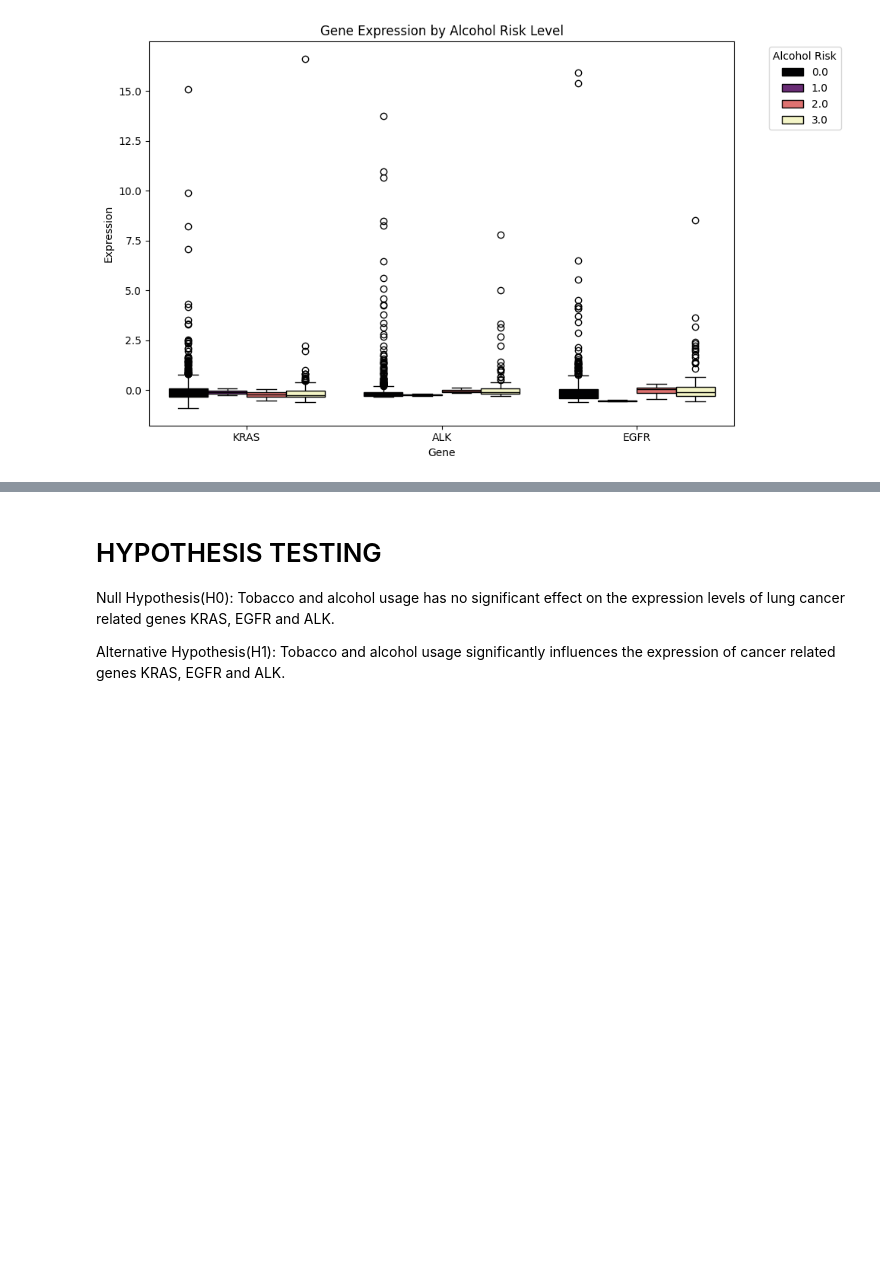
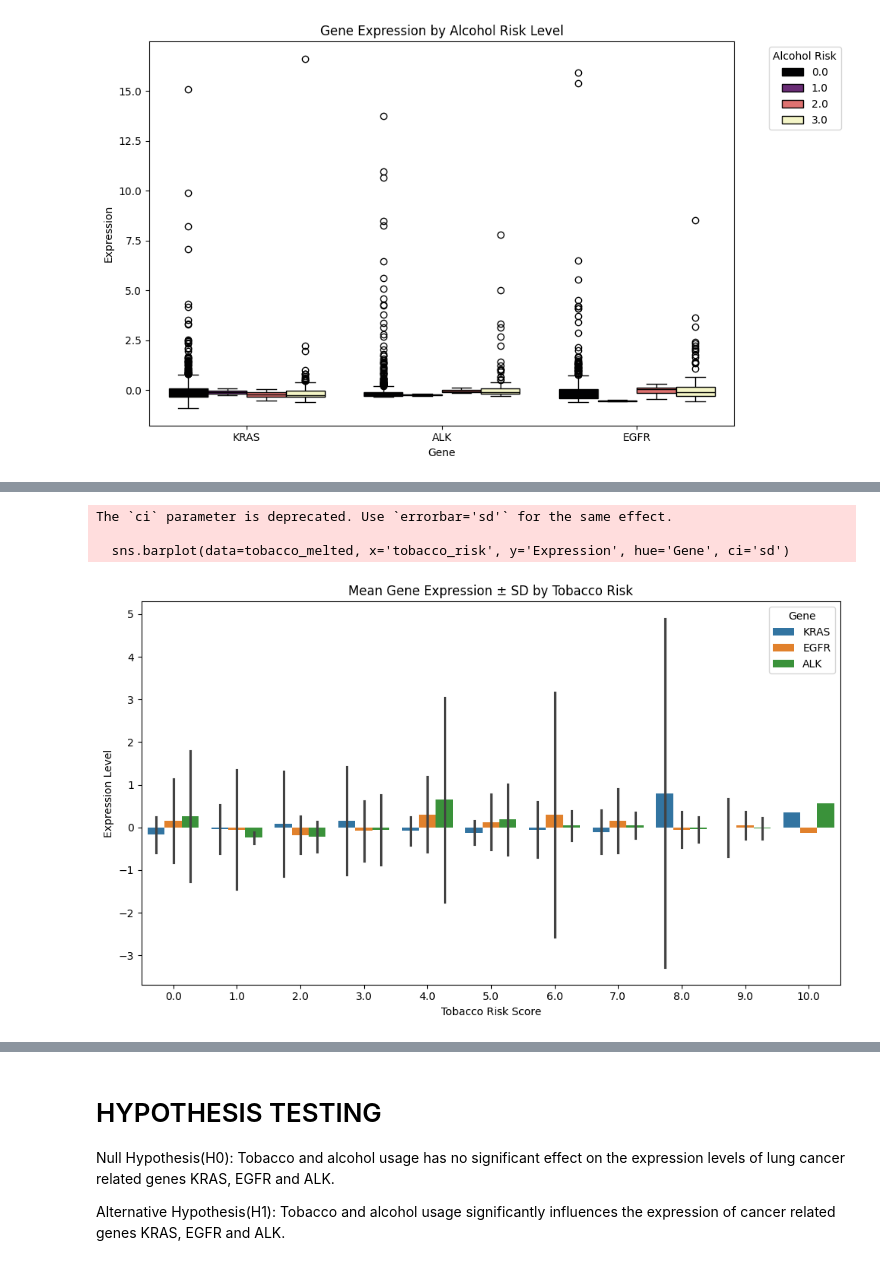
Before and after one commit to ardataskoparan123/DSA210---Project, a Jupyter notebook: 210_project.ipynb, the cells around one changed output, grey strips where cells are left out. Cells and saved outputs as stored; diff of their text form; code cells hidden in the pictures; blank space fills up the shorter version.

```diff
--- a/210_project.ipynb
+++ b/210_project.ipynb
@@ -402,0 +331,17 @@ plt.show()
+# %%
+tobacco_melted = df_filtered.melt(id_vars='tobacco_risk', value_vars=['KRAS', 'EGFR', 'ALK'],
+                                  var_name='Gene', value_name='Expression')
+
+plt.figure(figsize=(10, 6))
+sns.barplot(data=tobacco_melted, x='tobacco_risk', y='Expression', hue='Gene', ci='sd')
+plt.title('Mean Gene Expression ± SD by Tobacco Risk')
+plt.xlabel('Tobacco Risk Score')
+plt.ylabel('Expression Level')
+plt.legend(title='Gene')
+plt.tight_layout()
+plt.show()
+# %% [output]
+The `ci` parameter is deprecated. Use `errorbar='sd'` for the same effect.
+
+  sns.barplot(data=tobacco_melted, x='tobacco_risk', y='Expression', hue='Gene', ci='sd')
+[figure, added]
```
Also changed, not shown: parts of 23 cells of this notebook.
